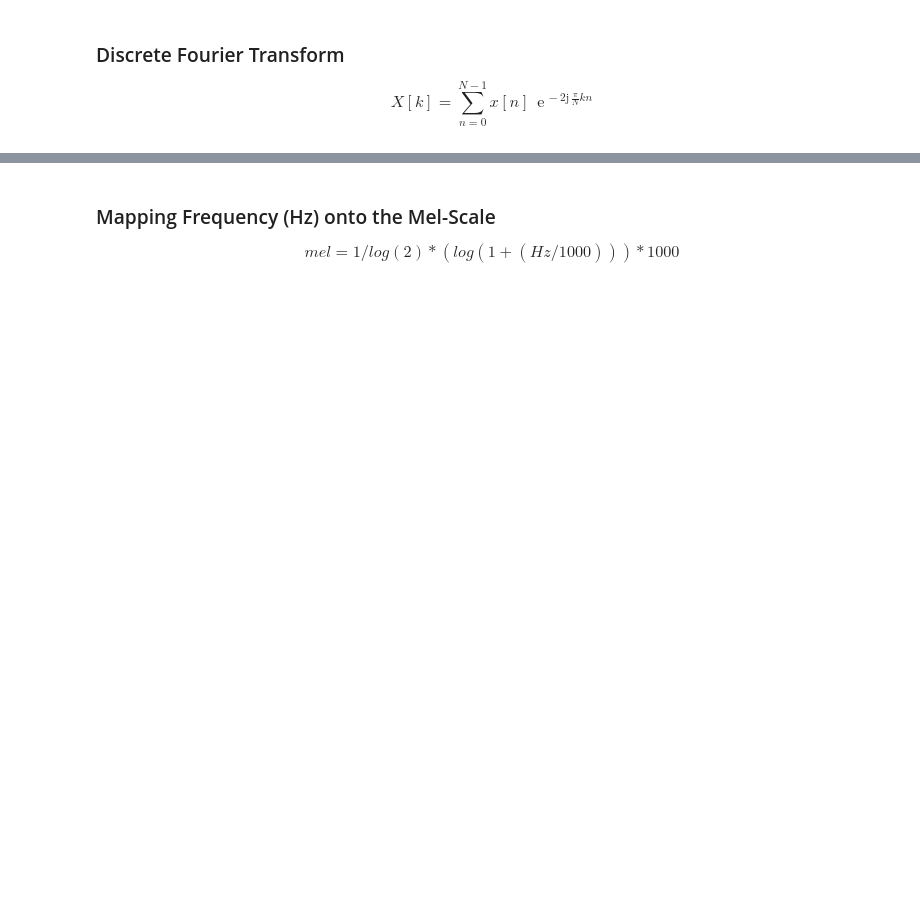
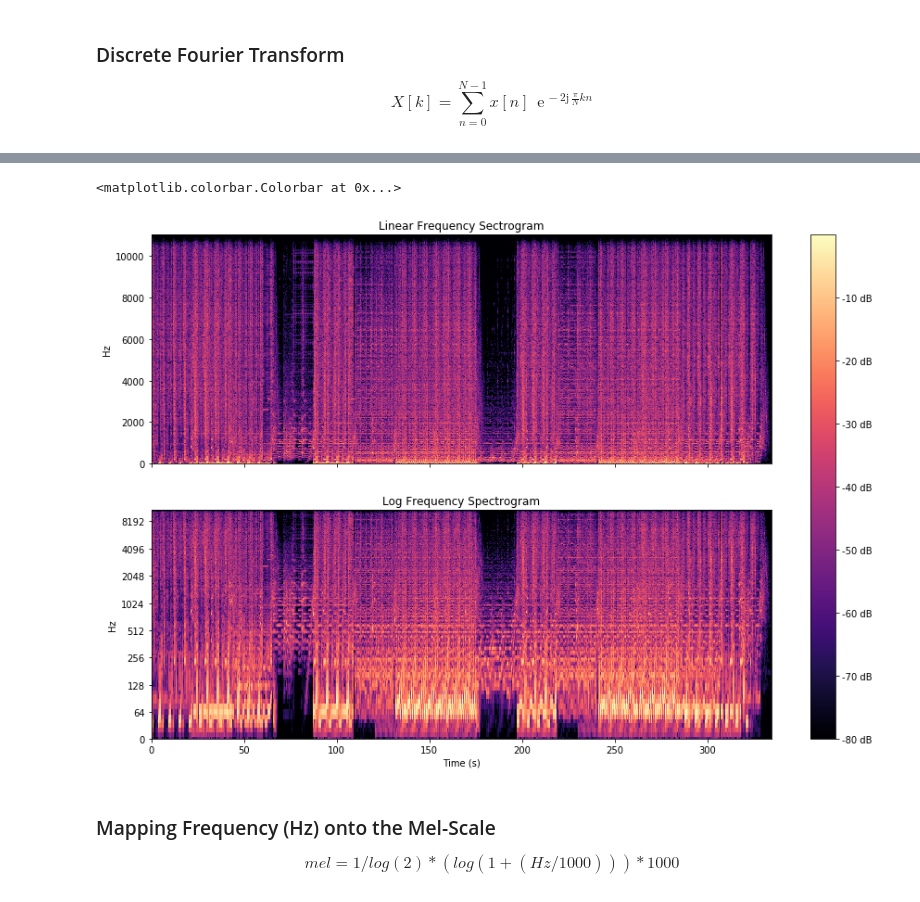
Before and after one commit to jaddoughman/Audio-Data-Pre-Processing, a Jupyter notebook: Sound Cloud Audio Pre-Processing.ipynb, the cells around one changed output, grey strips where cells are left out. Drawn from its saved outputs; the diff is of its cells as text; code cells hidden in the pictures; blank space fills up the shorter version.

```diff
--- a/Sound Cloud Audio Pre-Processing.ipynb
+++ b/Sound Cloud Audio Pre-Processing.ipynb
@@ -208,3 +262,25 @@ plt.show()
+# %%
+# Using librosa's STFT function instead of my FFT funtion
+# since mine wascrashing due to a kernel/memory error
+X = librosa.stft(x)
+
+# convert an amplitude spectrogram to db-scaled spectrogram.
+X_db = librosa.amplitude_to_db(abs(X),ref=np.max)
+
+# plotting linear frequency spectrogram
+fig,ax = plt.subplots(2,1,sharex=True,figsize=(15,10))
+img = librosa.display.specshow(X_db, y_axis='linear', x_axis='s',sr=sampling_rate,ax=ax[0])
+ax[0].set(title='Linear Frequency Sectrogram')
+
+# plotting log frequency spectrogram
+ax[0].label_outer()
+librosa.display.specshow(X_db, y_axis='log', x_axis='s', sr=sampling_rate, ax=ax[1])
+ax[1].set(title='Log Frequency Spectrogram')
+ax[1].label_outer()
+fig.colorbar(img, ax=ax, format='%+2.f dB')
+# %% [output]
+<matplotlib.colorbar.Colorbar at 0x...>
+[figure, added]
 # %% [markdown]
 ### Mapping Frequency (Hz) onto the Mel-Scale
 
```
Also changed, not shown: parts of 21 cells of this notebook, 6 other files.
